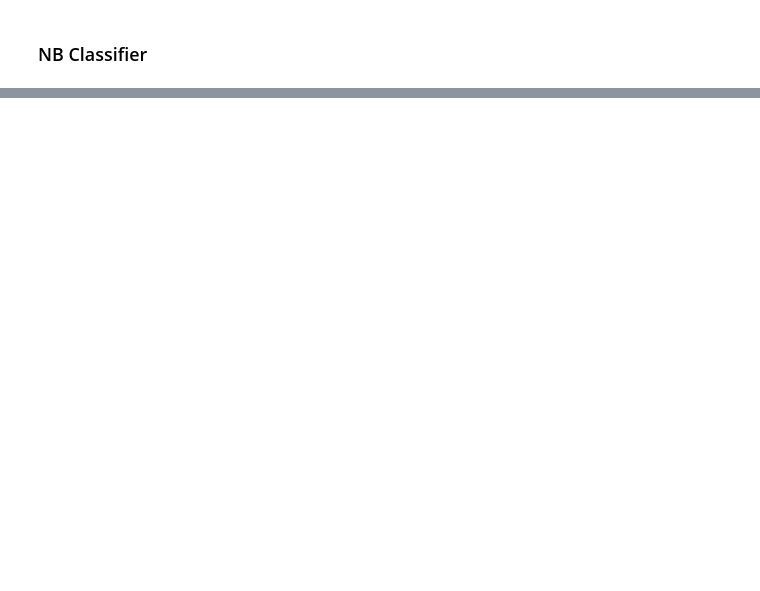
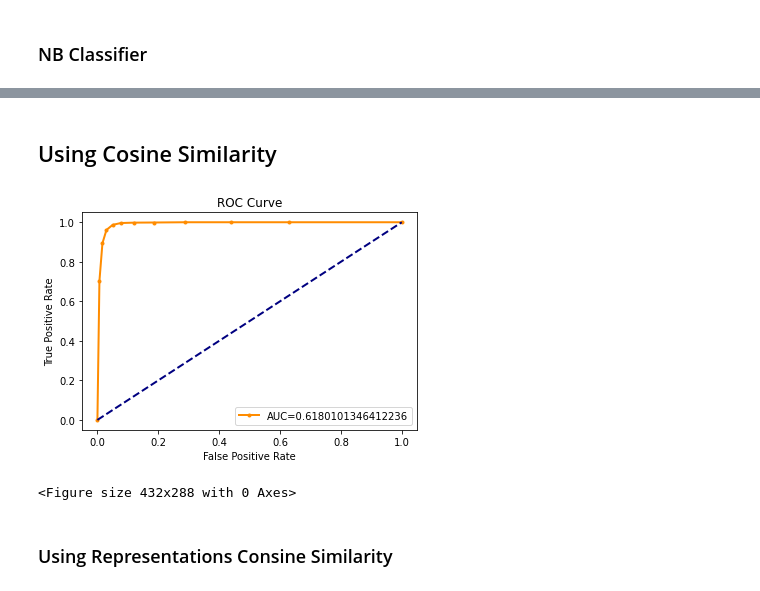
Before and after one commit to hi-rad/ontology-alignment-project, a Jupyter notebook: training_classifier.ipynb, the cells around one changed output, grey strips where cells are left out. Drawn from its saved outputs; the diff is of its cells as text; code cells hidden in the pictures; blank space fills up the shorter version.

```diff
--- a/training_classifier.ipynb
+++ b/training_classifier.ipynb
@@ -341,0 +367,2 @@ weighted avg       0.85      0.84      0.84      2123
+# %% [markdown]
+## Using Cosine Similarity
@@ -341,0 +426,8 @@ weighted avg       0.85      0.84      0.84      2123
+# %%
+true_values = [label_data[key] for key in label_data]
+rep_sim_pred_values = roc_eval(label_data, 'representations')
+# %% [output]
+[figure, added]
+<Figure size 432x288 with 0 Axes>
+# %% [markdown]
+### Using Representations Consine Similarity
```
Also changed, not shown: parts of 19 cells of this notebook, 10 other files.
